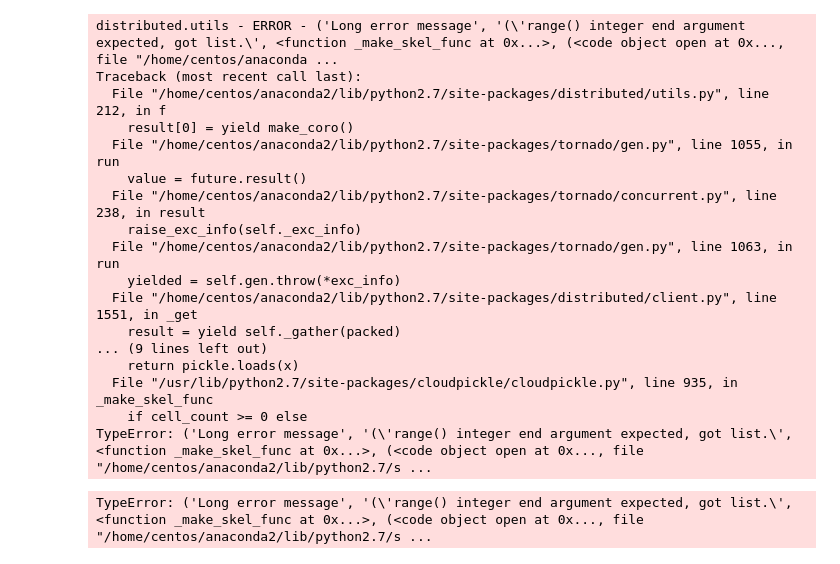
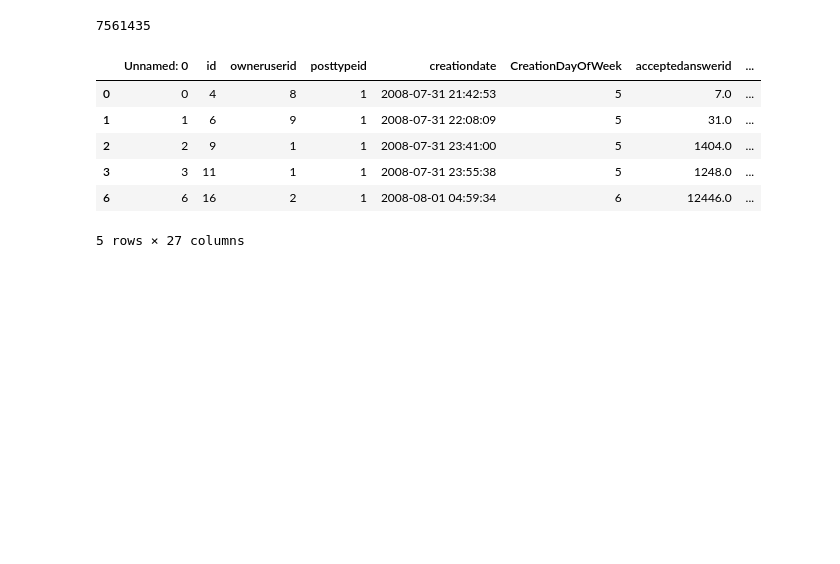
Before and after one commit to TACC/CSC2018Institute, a Jupyter notebook: notebooks/Analysis with Dask Distributed.ipynb, the cells around one changed output. Drawn from its saved outputs; the diff is of its cells as text; code cells hidden in the pictures; blank space fills up the shorter version.

```diff
--- a/notebooks/Analysis with Dask Distributed.ipynb
+++ b/notebooks/Analysis with Dask Distributed.ipynb
@@ -69,0 +91,30 @@ df = dd.read_csv(csv)
+# %%
+def to_datetime(row, col="creationdate"):
+    try:
+        return datetime.datetime.strptime(row[col], '%Y-%m-%d %H:%M:%S')
+    except ValueError:
+        # return a future date for easy discard
+        return datetime.datetime.strptime('2020-01-01 12:00:00', '%Y-%m-%d %H:%M:%S')
+
+def to_hour(row, col="creationDateTime"):
+    # covert a datetime row to the hour
+    return row[col].hour
+
+def time_to_answer(row):
+    try:
+        td = datetime.datetime.strptime(row['acceptedAnswerCreationDate'], '%Y-%m-%d %H:%M:%S') - datetime.datetime.strptime(row['creationdate'], '%Y-%m-%d %H:%M:%S')
+        return td.total_seconds()
+    except (ValueError, TypeError):
+        return None
+
+# create a new column with datetime objects built from the creationdatetime field
+df2["creationDateTime"] = df2.apply (lambda row: to_datetime(row), axis=1)
+
+# create a row that holds the creation time hour
+df2['creationHour'] = df2.apply(lambda row: to_hour(row), axis=1)
+
+# create a row that holds the time to answer, in seconds
+df2['timeToAnswer'] = df2.apply(lambda row: time_to_answer(row), axis=1)
+
+client.persist(df2)
+progress(df2)
@@ -70,21 +137,10 @@ df = dd.read_csv(csv)
+# %%
+# count how many questions have an accepted answer:
+df3 = df2[(df2.acceptedanswerid.notnull())]
+
+client.persist(df3)
+progress(df3)
 # %%
-len(df)
+len(df3)
 # %% [output]
-distributed.utils - ERROR - ('Long error message', '(\'range() integer end argument expected, got list.\', <function _make_skel_func at 0x...>, (<code object open at 0x..., file "/home/centos/anaconda ...
-Traceback (most recent call last):
-  File "/home/centos/anaconda2/lib/python2.7/site-packages/distributed/utils.py", line 212, in f
-    result[0] = yield make_coro()
-  File "/home/centos/anaconda2/lib/python2.7/site-packages/tornado/gen.py", line 1055, in run
-    value = future.result()
-  File "/home/centos/anaconda2/lib/python2.7/site-packages/tornado/concurrent.py", line 238, in result
-    raise_exc_info(self._exc_info)
-  File "/home/centos/anaconda2/lib/python2.7/site-packages/tornado/gen.py", line 1063, in run
-    yielded = self.gen.throw(*exc_info)
-  File "/home/centos/anaconda2/lib/python2.7/site-packages/distributed/client.py", line 1551, in _get
-    result = yield self._gather(packed)
-... (9 lines left out)
-    return pickle.loads(x)
-  File "/usr/lib/python2.7/site-packages/cloudpickle/cloudpickle.py", line 935, in _make_skel_func
-    if cell_count >= 0 else
-TypeError: ('Long error message', '(\'range() integer end argument expected, got list.\', <function _make_skel_func at 0x...>, (<code object open at 0x..., file "/home/centos/anaconda2/lib/python2.7/s ...
+7561435
-TypeError: ('Long error message', '(\'range() integer end argument expected, got list.\', <function _make_skel_func at 0x...>, (<code object open at 0x..., file "/home/centos/anaconda2/lib/python2.7/s ...
@@ -96,0 +147,10 @@ len(df)
+# %%
+df3.head()
+# %% [output]
+|  | Unnamed: 0 | id | owneruserid | posttypeid | creationdate | CreationDayOfWeek | acceptedanswerid | ... |
+| 0 | 0 | 4 | 8 | 1 | 2008-07-31 21:42:53 | 5 | 7.0 | ... |
+| 1 | 1 | 6 | 9 | 1 | 2008-07-31 22:08:09 | 5 | 31.0 | ... |
+| 2 | 2 | 9 | 1 | 1 | 2008-07-31 23:41:00 | 5 | 1404.0 | ... |
+| 3 | 3 | 11 | 1 | 1 | 2008-07-31 23:55:38 | 5 | 1248.0 | ... |
+| 6 | 6 | 16 | 2 | 1 | 2008-08-01 04:59:34 | 6 | 12446.0 | ... |
+5 rows × 27 columns
```
Also changed, not shown: parts of 21 cells of this notebook.
